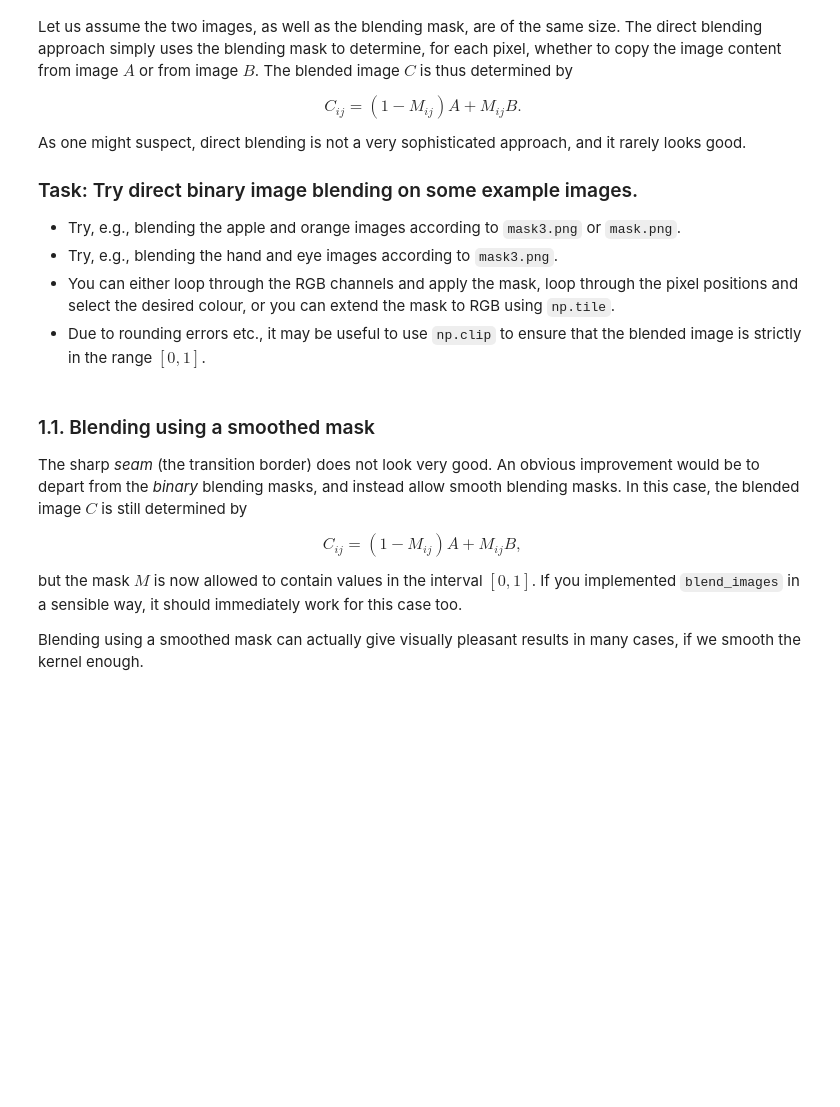
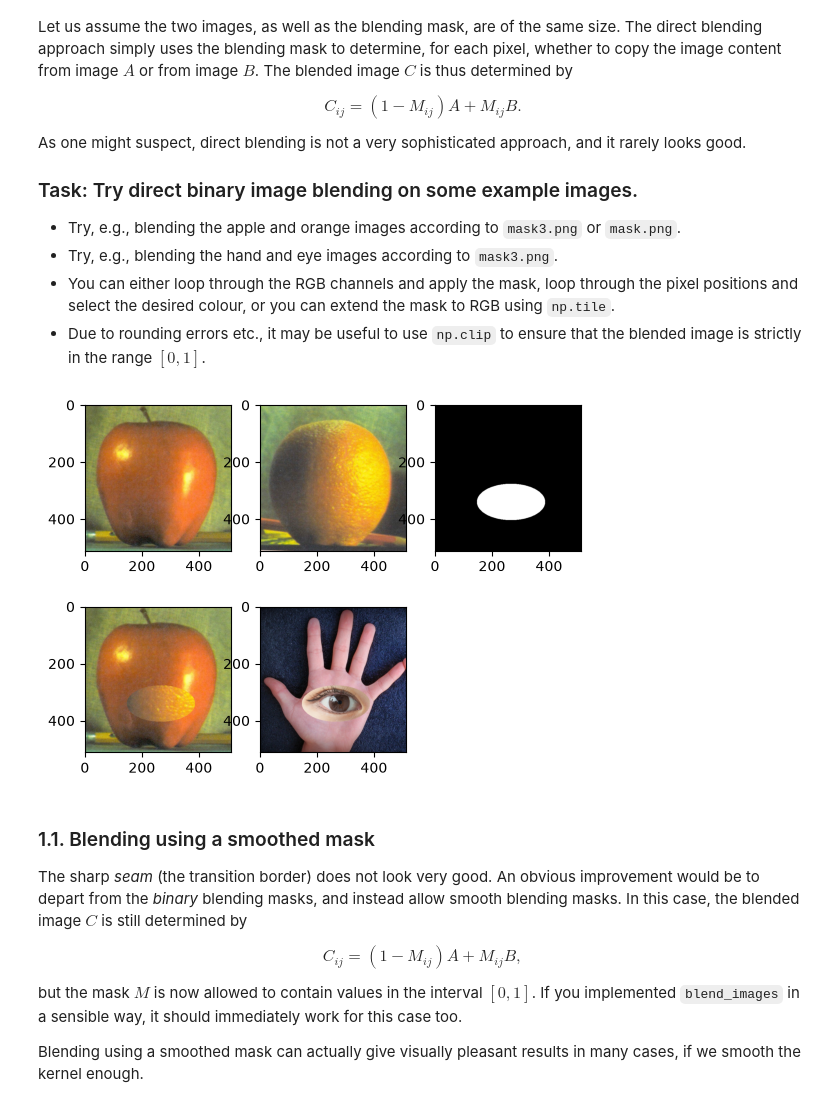
Before and after one commit to Aadak9/TSBB06, a Jupyter notebook: lab d/lab-d-work.ipynb, the cells around one changed output. Saved outputs shown, nothing was run; the diff lists cells and outputs as text; code cells hidden in the pictures; blank space fills up the shorter version.

```diff
--- a/lab d/lab-d-work.ipynb
+++ b/lab d/lab-d-work.ipynb
@@ -61,28 +61,39 @@ As one might suspect, direct blending is not a very sophisticated approach, and
 # %%
 # Implement a function that blends image A and image B according to mask M.
 def blend_images(A,B,M):
     # YOUR CODE HERE
-    raise NotImplementedError()
+    if M.ndim == 2:
+        M = M[:, :, np.newaxis]
+
+    C = (1 - M) * A + M * B
+    return np.clip(C, 0, 1)
+    #raise NotImplementedError()
 
 
 # Load the apple and orange images.
 A = plt.imread('apple.png')
 B = plt.imread('orange.png')
 M = plt.imread('mask3.png')
+H = plt.imread('hand.png')
+E = plt.imread('eye.png')
 
 
 # Show the images, mask, and blended result.
 plt.figure()
-plt.subplot(2,2,1)
+plt.subplot(2,3,1)
 plt.imshow(A)
-plt.subplot(2,2,2)
+plt.subplot(2,3,2)
 plt.imshow(B)
-plt.subplot(2,2,3)
+plt.subplot(2,3,3)
 plt.imshow(M)
 plt.gray()
-plt.subplot(2,2,4)
+plt.subplot(2,3,4)
 plt.imshow(blend_images(A,B,M))
+plt.subplot(2, 3, 5)
+plt.imshow(blend_images(H, E, M))
 plt.show()
+# %% [output]
+[figure, added]
 # %% [markdown]
 ### 1.1. Blending using a smoothed mask
 
```
Also changed, not shown: parts of 7 cells of this notebook.
